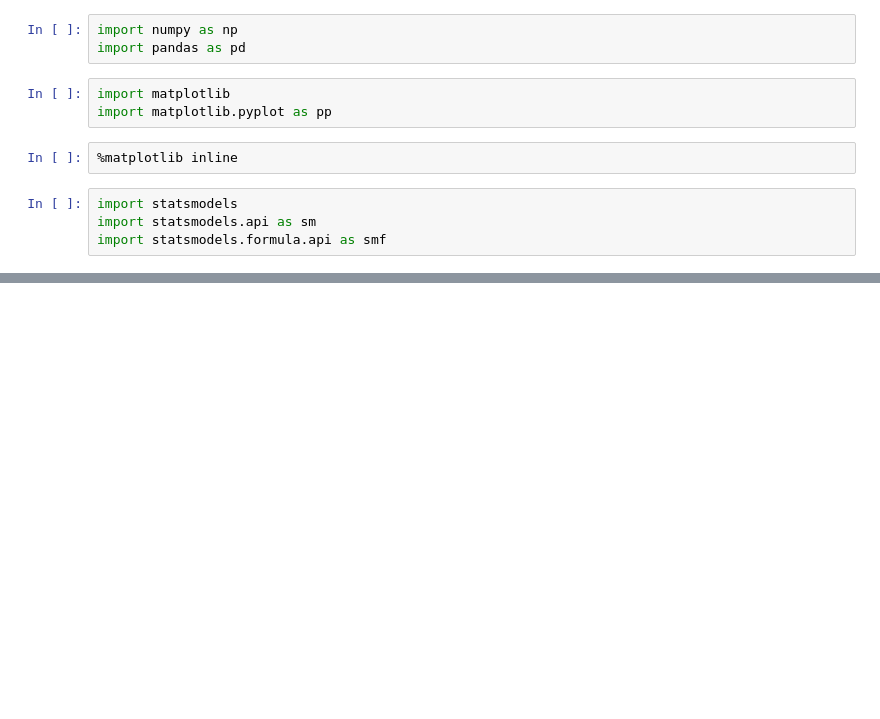
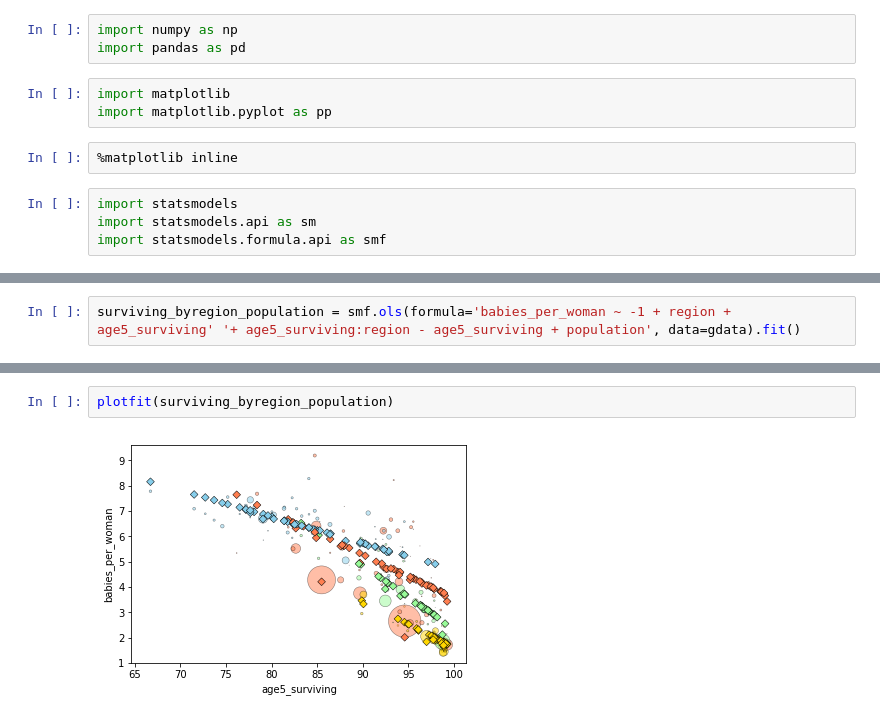
Before and after one commit to fabianfranklinhuffstead/VariousDatasetAnalysis, a Jupyter notebook: Exercise Files/chapter5/workbook_05_03.ipynb, the cells around one changed output, grey strips where cells are left out. Saved outputs shown, nothing was run; the diff lists cells and outputs as text; blank space fills up the shorter version.

```diff
--- a/Exercise Files/chapter5/workbook_05_03.ipynb
+++ b/Exercise Files/chapter5/workbook_05_03.ipynb
@@ -16,0 +40,2 @@ import statsmodels.formula.api as smf
+# %%
+surviving_byregion_population = smf.ols(formula='babies_per_woman ~ -1 + region + age5_surviving' '+ age5_surviving:region - age5_surviving + population', data=gdata).fit()
@@ -16,0 +46,4 @@ import statsmodels.formula.api as smf
+# %%
+plotfit(surviving_byregion_population)
+# %% [output]
+[figure, added]
```
Also changed, not shown: parts of 23 cells of this notebook.
